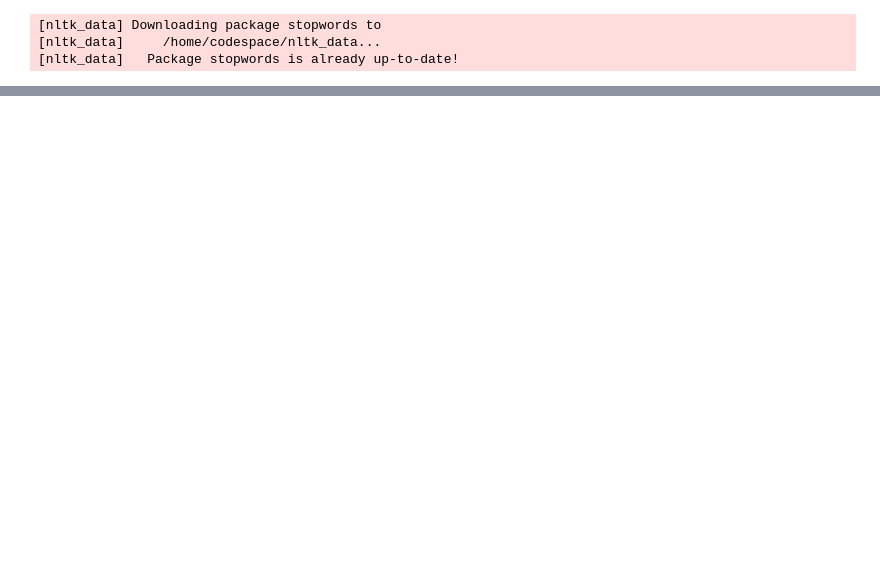
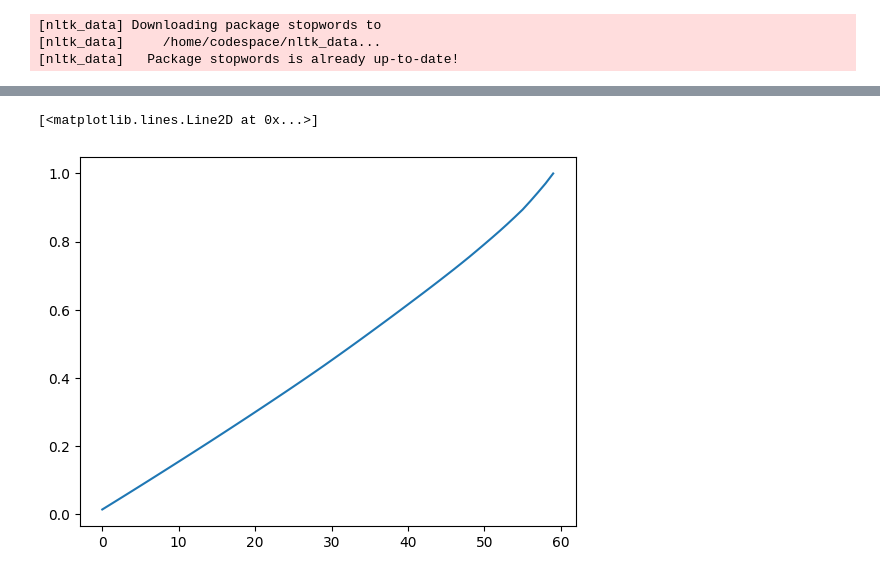
Before and after one commit to Using-Namespace-System/DensePMIWordVectors, a Jupyter notebook: notebooks/document-term-matrix.ipynb, the cells around one changed output, grey strips where cells are left out. Drawn from its saved outputs; the diff is of its cells as text; code cells hidden in the pictures; blank space fills up the shorter version.

```diff
--- a/notebooks/document-term-matrix.ipynb
+++ b/notebooks/document-term-matrix.ipynb
@@ -173,0 +130,9 @@ Length: 22828, dtype: object
+# %%
+fig = figure()
+cum_singular_values = fig.add_subplot(1,1,1)
+
+#Cumulative singular values
+cum_singular_values.plot(np.cumsum(concepts) / sum(concepts))
+# %% [output]
+[<matplotlib.lines.Line2D at 0x...>]
+[figure, added]
```
Also changed, not shown: parts of 13 cells of this notebook.
